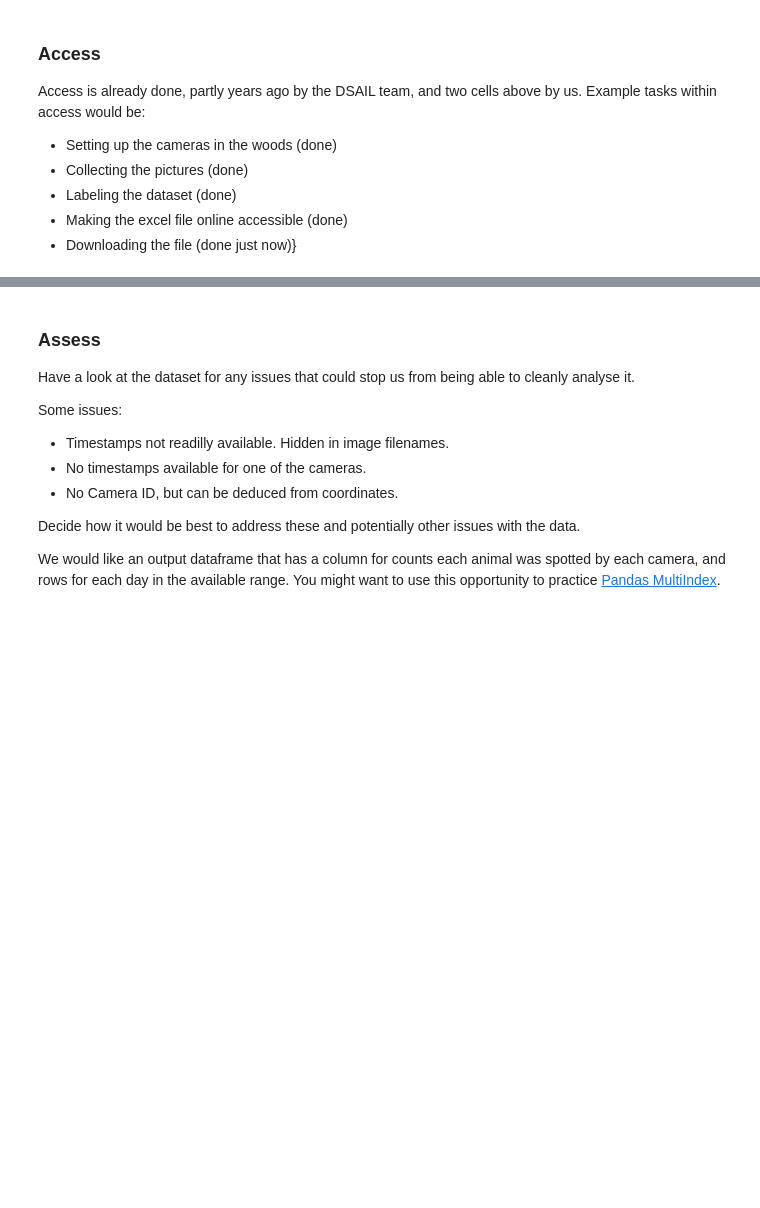
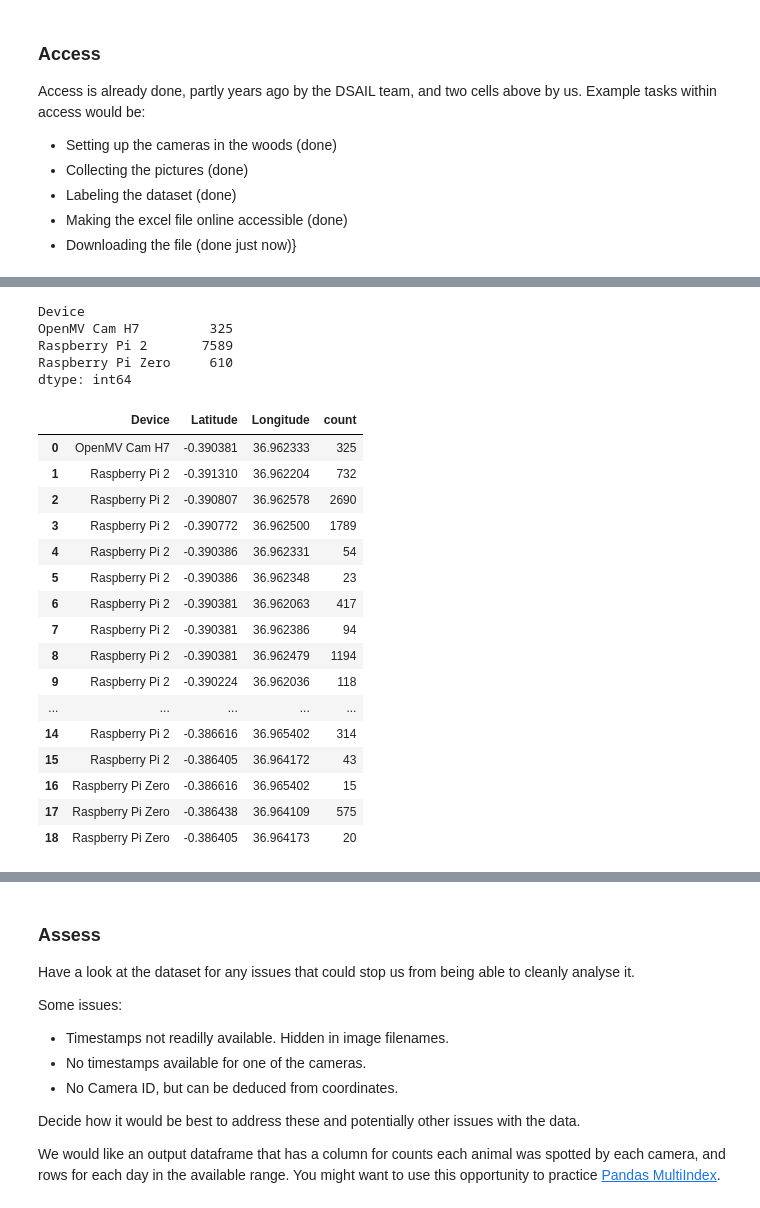
Before and after one commit to will-genius/mlfcworkshop, a Jupyter notebook: _notebooks/03-dataset-joining-practical.ipynb, the cells around one changed output, grey strips where cells are left out. Saved outputs shown, nothing was run; the diff lists cells and outputs as text; code cells hidden in the pictures; blank space fills up the shorter version.

```diff
--- a/_notebooks/03-dataset-joining-practical.ipynb
+++ b/_notebooks/03-dataset-joining-practical.ipynb
@@ -217,0 +232,32 @@ porini_df.head()
+# %%
+sorted_df= porini_df.sort_values(by="Device")
+sorted_df.tail()
+device_counts = porini_df.groupby("Device").size()
+print(device_counts)
+# %% [output]
+Device
+OpenMV Cam H7         325
+Raspberry Pi 2       7589
+Raspberry Pi Zero     610
+dtype: int64
+# %%
+grouped = porini_df.groupby(["Device", "Latitude", "Longitude"]).size().reset_index(name="count")
+grouped.head(100)
+# %% [output]
+|  | Device | Latitude | Longitude | count |
+| 0 | OpenMV Cam H7 | -0.390381 | 36.962333 | 325 |
+| 1 | Raspberry Pi 2 | -0.391310 | 36.962204 | 732 |
+| 2 | Raspberry Pi 2 | -0.390807 | 36.962578 | 2690 |
+| 3 | Raspberry Pi 2 | -0.390772 | 36.962500 | 1789 |
+| 4 | Raspberry Pi 2 | -0.390386 | 36.962331 | 54 |
+| 5 | Raspberry Pi 2 | -0.390386 | 36.962348 | 23 |
+| 6 | Raspberry Pi 2 | -0.390381 | 36.962063 | 417 |
+| 7 | Raspberry Pi 2 | -0.390381 | 36.962386 | 94 |
+| 8 | Raspberry Pi 2 | -0.390381 | 36.962479 | 1194 |
+| 9 | Raspberry Pi 2 | -0.390224 | 36.962036 | 118 |
+| ... | ... | ... | ... | ... |
+| 14 | Raspberry Pi 2 | -0.386616 | 36.965402 | 314 |
+| 15 | Raspberry Pi 2 | -0.386405 | 36.964172 | 43 |
+| 16 | Raspberry Pi Zero | -0.386616 | 36.965402 | 15 |
+| 17 | Raspberry Pi Zero | -0.386438 | 36.964109 | 575 |
+| 18 | Raspberry Pi Zero | -0.386405 | 36.964173 | 20 |
```
Also changed, not shown: parts of 2 cells of this notebook.
